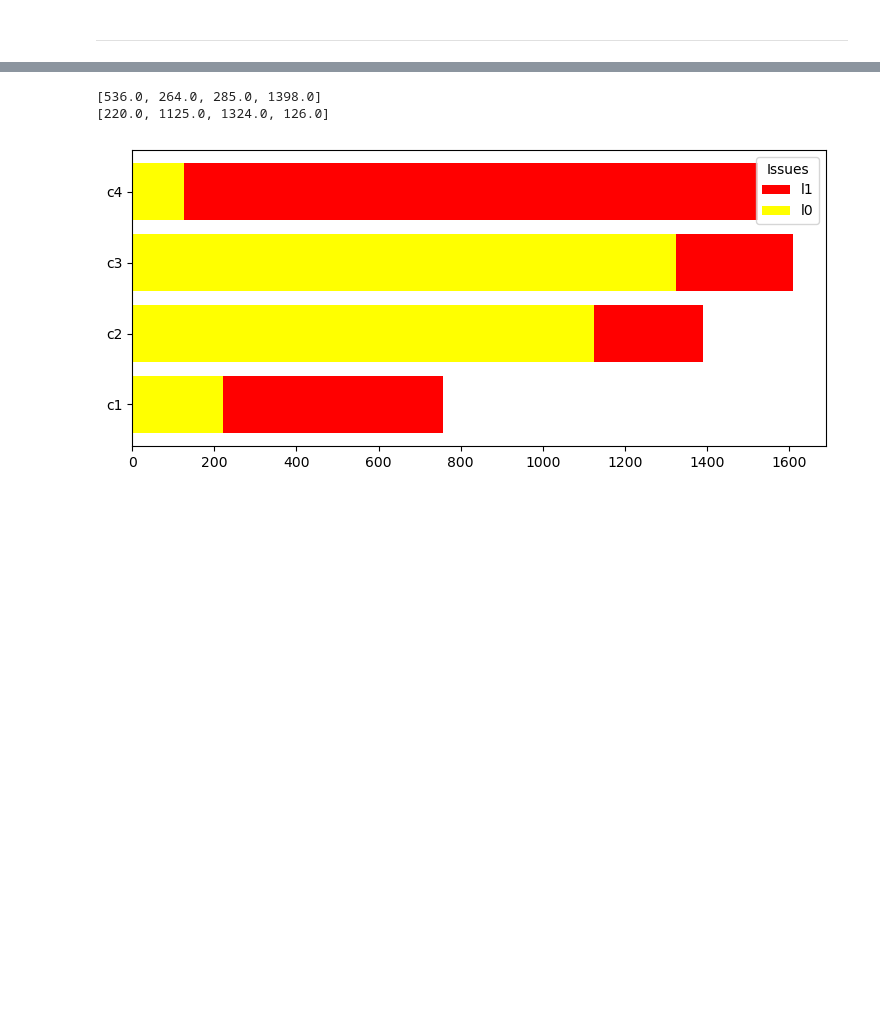
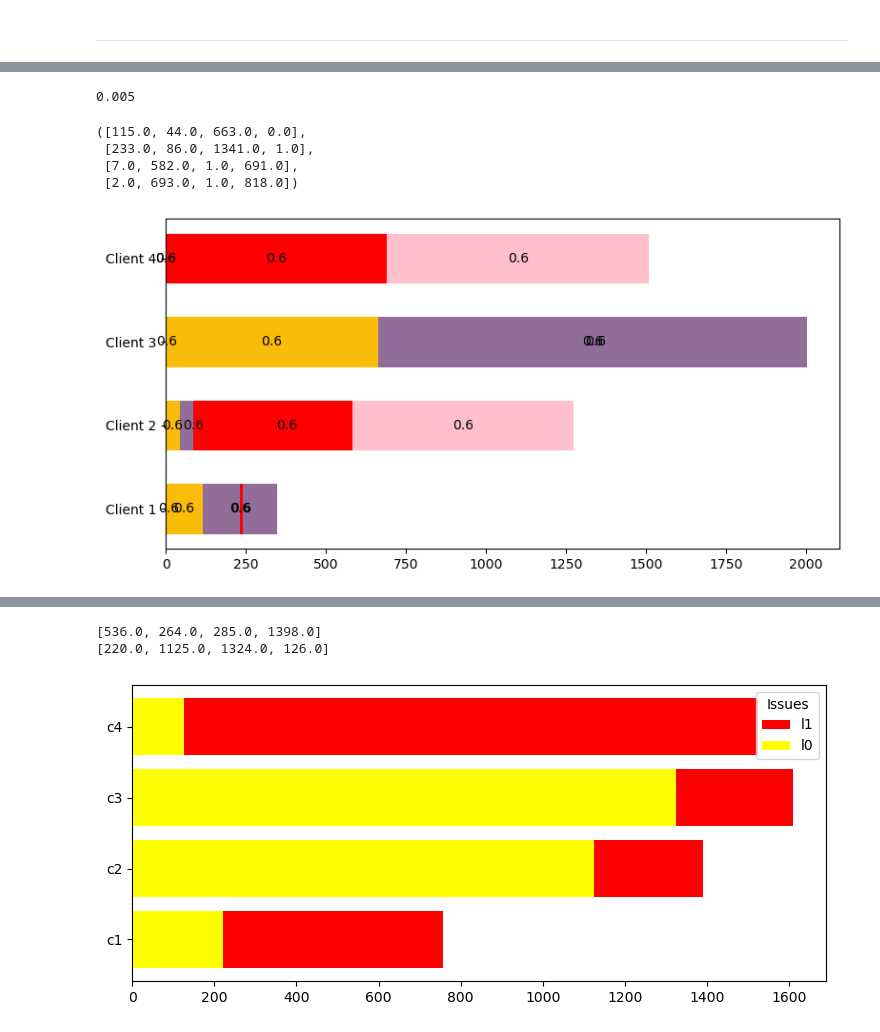
Before and after one commit to Yi-Zhou-01/Fair_FL_new, a Jupyter notebook: src/collect_plot.ipynb, the cells around one changed output, grey strips where cells are left out. Cells and saved outputs as stored; diff of their text form; code cells hidden in the pictures; blank space fills up the shorter version.

```diff
--- a/src/collect_plot.ipynb
+++ b/src/collect_plot.ipynb
@@ -246,3 +403,7 @@ save_to = "/Users/zhouyi/Desktop/MSc Project/thesis_materials/plot_compas_alpha.
+# %%
+5e-3
+# %% [output]
+0.005
 # %%
 def get_client_label_stack(p_id):
     client_idcs = get_part(p_id=p_id)
@@ -260,0 +448,46 @@ def get_client_label_stack(p_id):
+# %%
+# Compas binary
+# Part #7: alpha = 500
+# Part #3: alpha = 0.1
+
+p_id = 3
+# samples_l1, samples_l0 = get_client_label_stack(p_id)
+samples_ya11, samples_ya10, samples_ya01, samples_ya00 = get_client_label_stack2(p_id)
+samples_ya11, samples_ya10, samples_ya01, samples_ya00
+# %% [output]
+([115.0, 44.0, 663.0, 0.0],
+ [233.0, 86.0, 1341.0, 1.0],
+ [7.0, 582.0, 1.0, 691.0],
+ [2.0, 693.0, 1.0, 818.0])
+# %%
+fig = plt.figure(figsize=(8,4))
+fig_shape = (1,1)
+
+color_c=["#f9bc08", "#916e99", "red", "pink"]
+
+clients = ["Client 1", "Client 2", "Client 3", "Client 4"]
+
+ax1 = plt.subplot2grid(fig_shape, (0, 0), colspan=1)
+
+p_id = 3
+# samples_l1, samples_l0 = get_client_label_stack(p_id)
+# ax1.bar(clients, samples_l1, width, color=color_c[0], label="label:1")
+# ax1.bar(clients, samples_l0, width, bottom=samples_l1, color=color_c[1], label="label:0")
+
+samples_ya11, samples_ya10, samples_ya01, samples_ya00 = get_client_label_stack2(p_id)
+ax1.barh(clients, samples_ya11, width, color=color_c[0], label="label:11")
+ax1.barh(clients, samples_ya10, width, left=samples_ya11, color=color_c[1], label="label:10")
+ax1.barh(clients, samples_ya01, width, left=samples_ya10, color=color_c[2], label="label:01")
+ax1.barh(clients, samples_ya00, width, left=samples_ya01, color=color_c[3], label="label:00")
+
+
+for c in ax1.containers:
+
+    # Optional: if the segment is small or 0, customize the labels
+    labels = [v.get_height() if v.get_height() > 0 else '' for v in c]
+
+
+    # remove the labels parameter if it's not needed for customized labels
+    ax1.bar_label(c, labels=labels, label_type='center')
+# %% [output]
+[figure, added]
```
Also changed, not shown: parts of 8 cells of this notebook.
